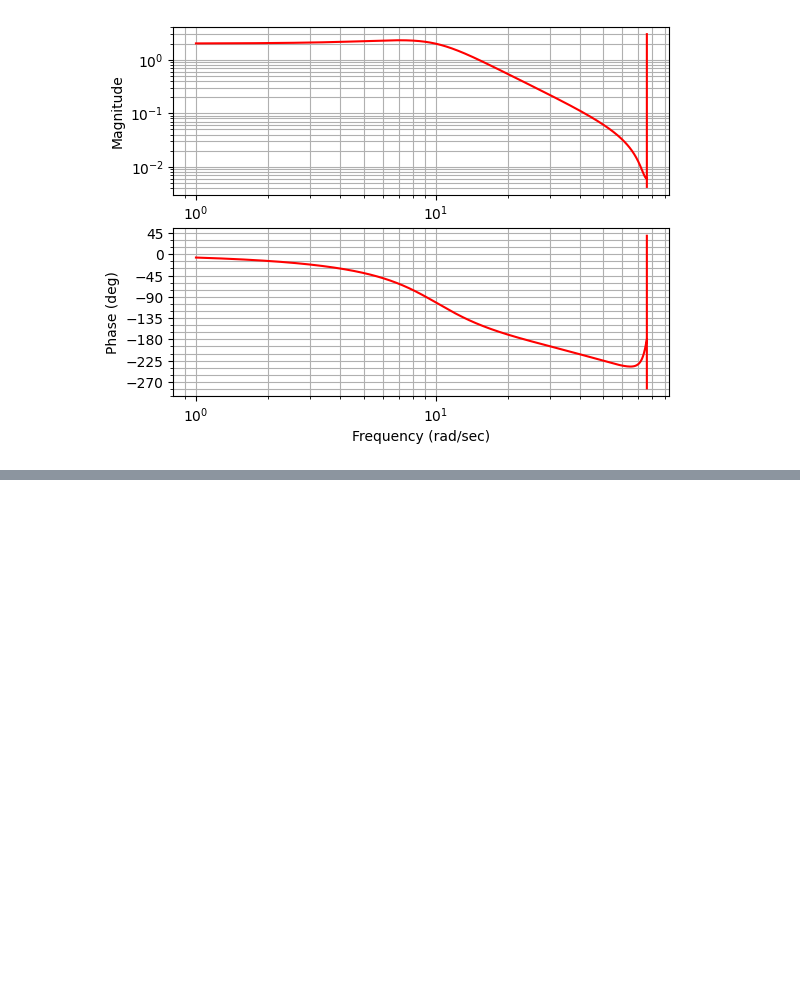
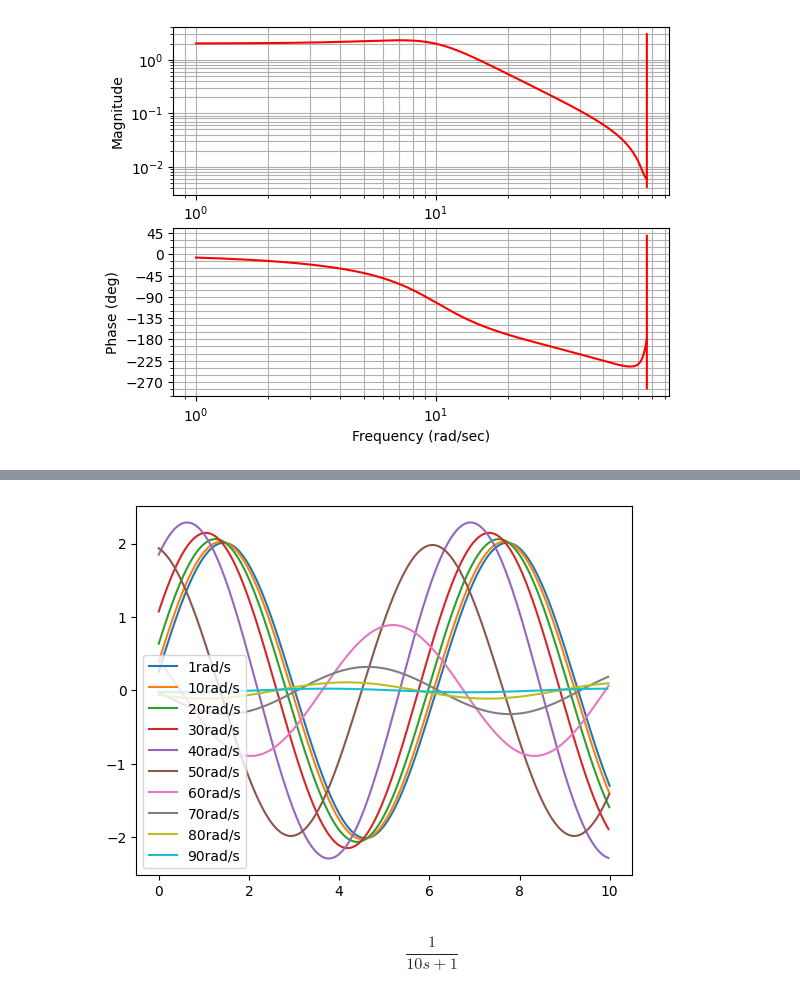
Before and after one commit to JoaoYukio/PCO119, a Jupyter notebook: Atividade 3/Atividade3.ipynb, the cells around one changed output, grey strips where cells are left out. Saved outputs shown, nothing was run; the diff lists cells and outputs as text; code cells hidden in the pictures; blank space fills up the shorter version.

```diff
--- a/Atividade 3/Atividade3.ipynb
+++ b/Atividade 3/Atividade3.ipynb
@@ -69,0 +149,11 @@ plt.plot(youtz, T2, color = 'red')
+# %%
+def respSin(freq, color = 'blue'):
+    f = freq /(2*180*np.pi)
+    shift = phase_rad[10*freq]
+    time = np.arange(0, 10, f)
+    sinal=[]
+    ganho = mag[10*freq]
+    for t in time:
+        sinal.append(ganho*np.sin(t-shift))
+
+    plt.plot(time, sinal, color = color, label = str(freq) + 'rad/s')
@@ -69,0 +162,9 @@ plt.plot(youtz, T2, color = 'red')
+# %%
+colors = sns.color_palette()
+freqs = [1,10,20,30, 40, 50, 60,70,80,90]
+for i in range(10):
+    respSin(freqs[i], colors[i])
+    plt.legend()
+    plt.grid()
+# %% [output]
+[figure, added]
@@ -69,0 +181,6 @@ plt.plot(youtz, T2, color = 'red')
+# %%
+#Sistema primeira ordem
+Gs1 = control.TransferFunction(1, [10, 1])
+Gs1
+# %% [output]
+$$\frac{1}{10 s + 1}$$
```
Also changed, not shown: parts of 14 cells of this notebook.
